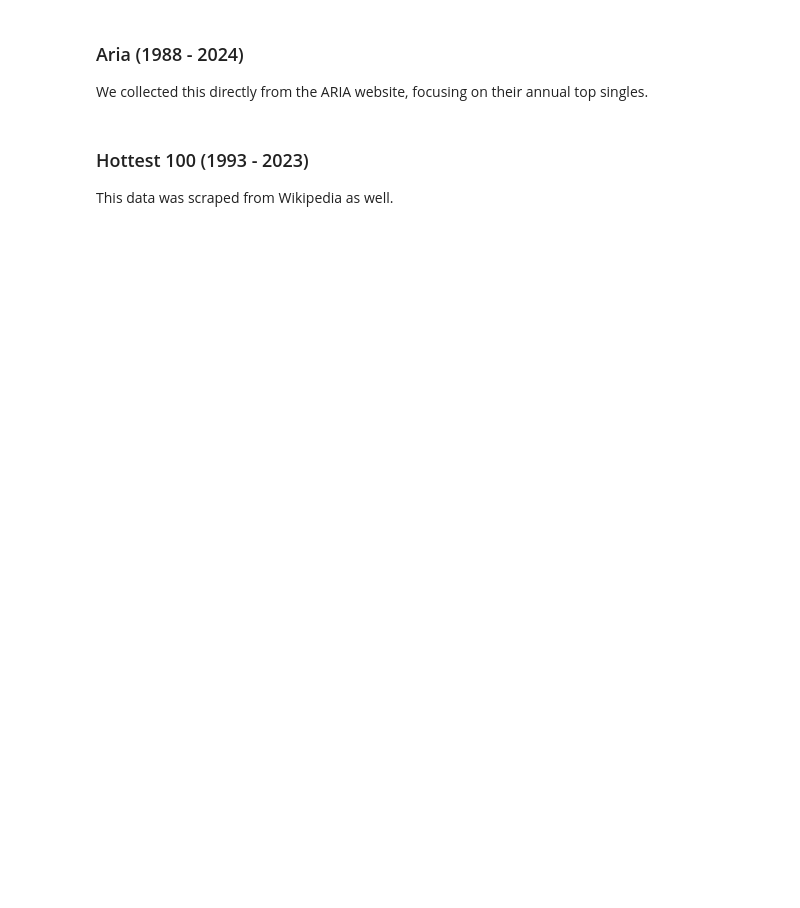
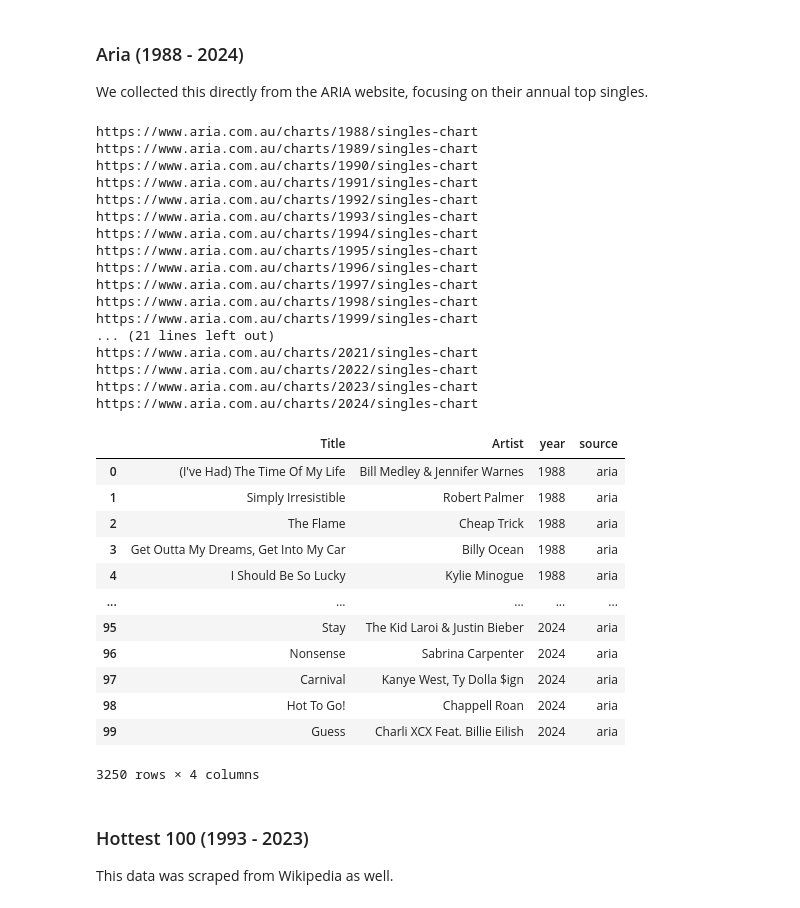
Before and after one commit to steebus/smoke_signals, a Jupyter notebook: smoke_signals.ipynb, the cells around one changed output. Drawn from its saved outputs; the diff is of its cells as text; code cells hidden in the pictures; blank space fills up the shorter version.

```diff
--- a/smoke_signals.ipynb
+++ b/smoke_signals.ipynb
@@ -203,25 +244,56 @@ We collected this directly from the ARIA website, focusing on their annual top s
 # %%
 aria = pd.DataFrame(columns=['Title','Artist','year'])
 
 for year in range(1988,2025,1):
     page = "https://www.aria.com.au/charts/" + str(year) + "/singles-chart"
     print(page)
     page = requests.get(page)
     soup = BeautifulSoup(page.text,'lxml')
 
     titles = soup.select('ul li a.c-chart-item__title')
     artists = soup.select('ul li a.c-chart-item__artist')
 
     titles = [title.get_text() for title in titles]
     artists = [artist.get_text() for artist in artists]
 
     df = pd.DataFrame({'Title': titles,'Artist': artists,'year': year,'source': "aria"})
 
 
     aria = pd.concat([aria,df],axis=0)
 
-aria.to_csv("aria.csv",index=False) # save a backup of the data
+aria.to_csv("data/aria.csv",index=False) # save a backup of the data
 display(aria)
+# %% [output]
+https://www.aria.com.au/charts/1988/singles-chart
+https://www.aria.com.au/charts/1989/singles-chart
+https://www.aria.com.au/charts/1990/singles-chart
+https://www.aria.com.au/charts/1991/singles-chart
+https://www.aria.com.au/charts/1992/singles-chart
+https://www.aria.com.au/charts/1993/singles-chart
+https://www.aria.com.au/charts/1994/singles-chart
+https://www.aria.com.au/charts/1995/singles-chart
+https://www.aria.com.au/charts/1996/singles-chart
+https://www.aria.com.au/charts/1997/singles-chart
+https://www.aria.com.au/charts/1998/singles-chart
+https://www.aria.com.au/charts/1999/singles-chart
+... (21 lines left out)
+https://www.aria.com.au/charts/2021/singles-chart
+https://www.aria.com.au/charts/2022/singles-chart
+https://www.aria.com.au/charts/2023/singles-chart
+https://www.aria.com.au/charts/2024/singles-chart
+|  | Title | Artist | year | source |
+| 0 | (I've Had) The Time Of My Life | Bill Medley & Jennifer Warnes | 1988 | aria |
+| 1 | Simply Irresistible | Robert Palmer | 1988 | aria |
+| 2 | The Flame | Cheap Trick | 1988 | aria |
+| 3 | Get Outta My Dreams, Get Into My Car | Billy Ocean | 1988 | aria |
+| 4 | I Should Be So Lucky | Kylie Minogue | 1988 | aria |
+| ... | ... | ... | ... | ... |
+| 95 | Stay | The Kid Laroi & Justin Bieber | 2024 | aria |
+| 96 | Nonsense | Sabrina Carpenter | 2024 | aria |
+| 97 | Carnival | Kanye West, Ty Dolla $ign | 2024 | aria |
+| 98 | Hot To Go! | Chappell Roan | 2024 | aria |
+| 99 | Guess | Charli XCX Feat. Billie Eilish | 2024 | aria |
+3250 rows × 4 columns
 # %% [markdown]
 ### Hottest 100 (1993 - 2023)
 This data was scraped from Wikipedia as well.
```
Also changed, not shown: parts of 10 cells of this notebook.
